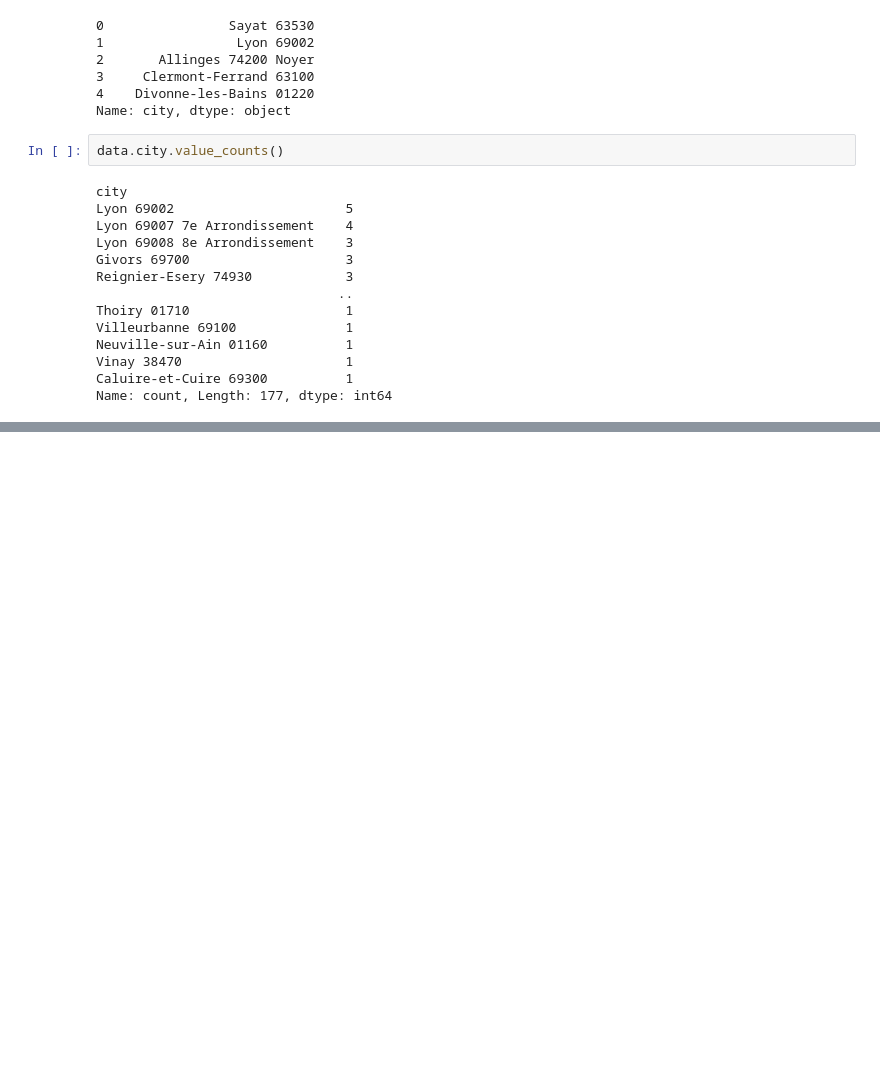
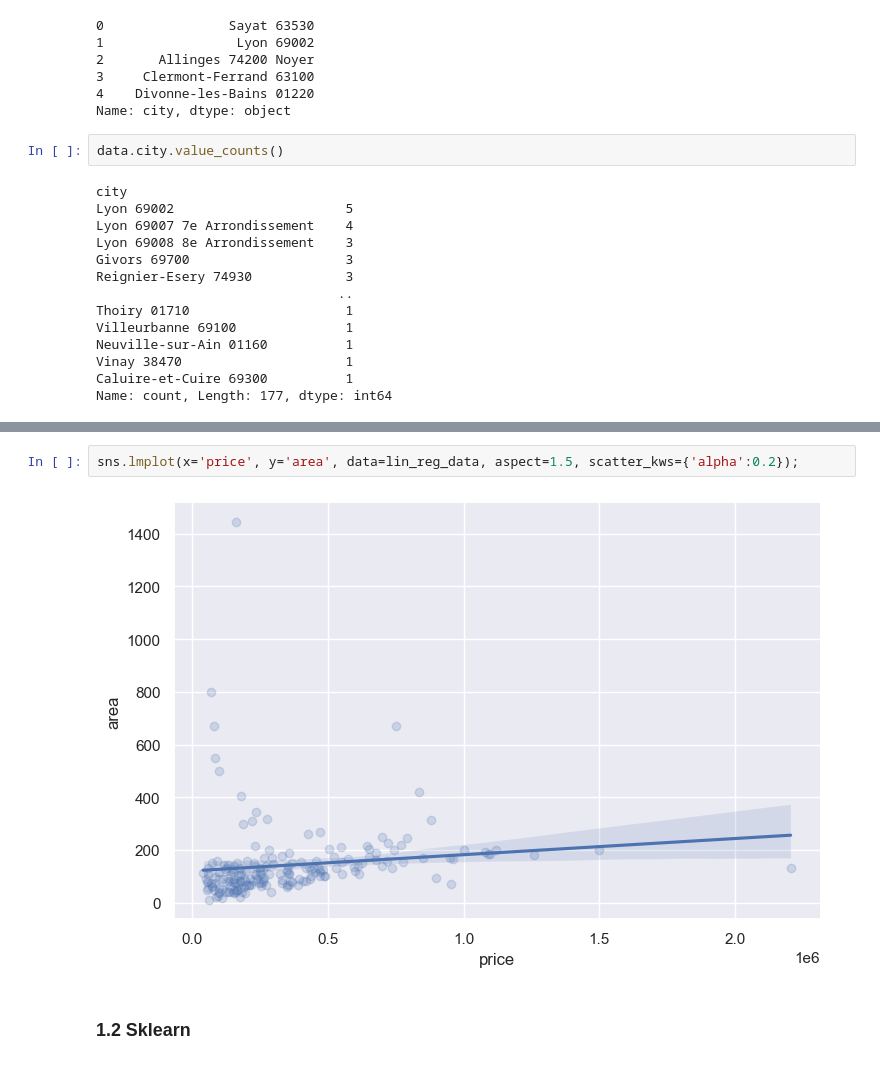
Before and after one commit to loic-roux-404/py-train, a Jupyter notebook: ml/ds/real-estate-to-price-commerces.ipynb, the cells around one changed output, grey strips where cells are left out. Drawn from its saved outputs; the diff is of its cells as text; blank space fills up the shorter version.

```diff
--- a/ml/ds/real-estate-to-price-commerces.ipynb
+++ b/ml/ds/real-estate-to-price-commerces.ipynb
@@ -77,0 +108,6 @@ Name: count, Length: 177, dtype: int64
+# %%
+sns.lmplot(x='price', y='area', data=lin_reg_data, aspect=1.5, scatter_kws={'alpha':0.2});
+# %% [output]
+[figure, added]
+# %% [markdown]
+### 1.2 Sklearn
```
Also changed, not shown: parts of 20 cells of this notebook.
